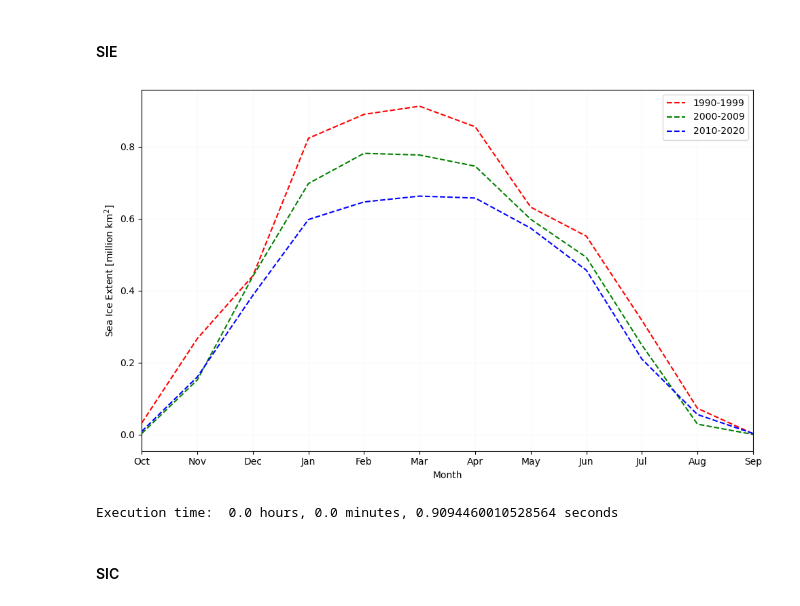
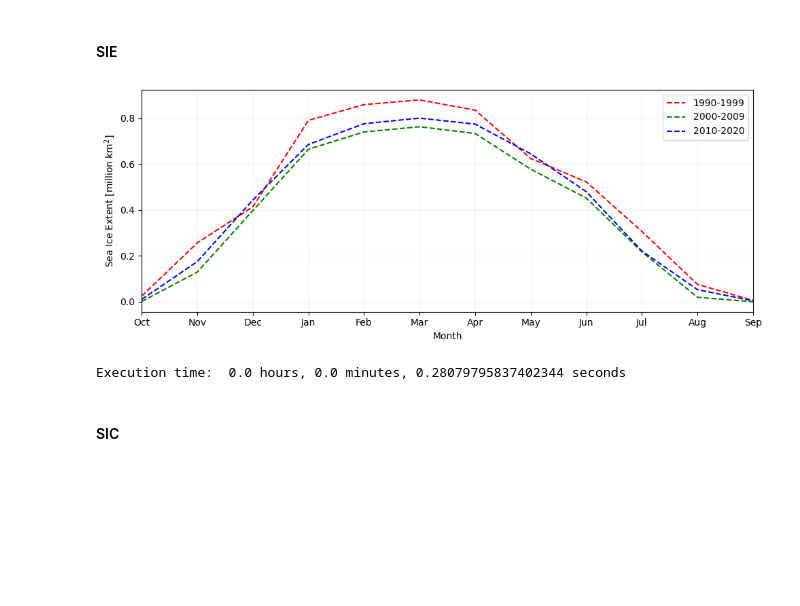
Before and after one commit to ProgrammerOheneba/kyeimiahetal, a Jupyter notebook: codes/Final2-Analysis & Plot (CESM+CIS).ipynb, the cells around one changed output. Drawn from its saved outputs; the diff is of its cells as text; code cells hidden in the pictures; blank space fills up the shorter version.

```diff
--- a/codes/Final2-Analysis & Plot (CESM+CIS).ipynb
+++ b/codes/Final2-Analysis & Plot (CESM+CIS).ipynb
@@ -238,11 +252,13 @@ CT1_resampled=CT1.resample(time='1M').mean('time', skipna=True)
+# %%
+# Apply the mask
+CT1_resampled= obs_CT.where(mask_da == 0)
 # %%
 lat_min, lat_max = 51, 69
 lon_min, lon_max =-73, -45
 
 # Create a mask for Labrador coast
-maskobs = ((obs_CT.lat>= lat_min) & (obs_CT.lat <= lat_max) & (obs_CT.lon >= lon_min) & (obs_CT.lon<= lon_max))
 maskobs1 = ((obs_area.lat>= lat_min) & (obs_area.lat <= lat_max) & (obs_area.lon >= lon_min) & (obs_area.lon<= lon_max))
 maskobs2 = ((CT1_resampled.lat>= lat_min) & (CT1_resampled.lat <= lat_max) & (CT1_resampled.lon >= lon_min) & (CT1_resampled.lon<= lon_max))
-obs_CT_region_ =obs_CT.where(maskobs, drop=True)
-obs_CT_region_1 =CT1_resampled.where(maskobs2, drop=True)
+
+obs_CT_region =CT1_resampled.where(maskobs2, drop=True)
 obs_area_region =obs_area.where(maskobs1, drop=True)
@@ -272,3 +265,2 @@ obs_area_resampled=interp1(obs_area_region, 1990, 2020)
 # %%
-obs_CT_resampled=obs_CT_resampled1.fillna(0)
-#obs_CT_resampled=obs_CT_region_1.fillna(0)
+obs_CT_resampled=obs_CT_region
@@ -276,10 +281,10 @@ obs_CT_resampled=obs_CT_resampled1.fillna(0)
 #### SIE
 # %%
 #replacing all ice 15 % and above with 1 and less with 0
-obs_greater_15 = xr.where(obs_CT_resampled >= 0.15, 1, 0)
+obs_greater_15 = xr.where(obs_CT_resampled>= 0.15, 1, 0)
 
 #calculating the SIE
-obs_CT_region=(obs_greater_15 * obs_area_resampled)/1e6
+obs_CT_region=(obs_greater_15 * obs_area_region)/1e6
 # %%
 #sel
 cis_1990_99 = obs_CT_region.sel(time=slice('1990', '1999'))
@@ -306,7 +305,7 @@ obs_2010_20_monthly = obs_2010_20.groupby('time.month').mean('time').sum(['rlat'
 
 start_time = time.time()
 
-fig,ax=plt.subplots(figsize=(10,6.05))
+fig,ax=plt.subplots(figsize=(10,4))
 #all_data = [ model_1990_99_monthly,model_2000_09_monthly, model_2010_19_monthly ]
 all_data_a =[obs_1990_99_monthly, obs_2000_09_monthly ,obs_2010_20_monthly]
 labels=['1990','2000','2010']
@@ -316,36 +315,36 @@ labels = ['1990-1999', '2000-2009', '2010-2020']
 
 cmapp=['lime', 'darkgreen', 'salmon', 'cyan', 'magenta', 'yellow', 'coral', 'maroon',
       'purple',  'navy', 'turquoise','beige', 'peachpuff', 'lightblue', 'red', 'green', 'blue',
       'gold', 'indigo', 'pink', 'olive','violet', 'brown', 'orange', 'black',]
 colors=[cmapp[14], cmapp[15], cmapp[16]]
 
 for i in range(len(all_data_a)):
 
     linestyle = '--'  # Default linestyle
     ax.plot(np.arange(12), np.append(all_data_a[i][9:],all_data_a[i][:9]), color=colors[i],  label=labels[i], linestyle=linestyle)
 
 
 plt.xticks(np.arange(0,12), ['Oct','Nov','Dec','Jan','Feb','Mar','Apr','May','Jun',
                              'Jul','Aug','Sep'])
 plt.legend()
 plt.xlabel('Month')
 plt.ylabel('Sea Ice Extent [million km$^2$]')
-plt.grid(alpha=0.05)
+plt.grid(alpha=0.15)
 plt.xlim(0,11)
 plt.tight_layout()
 #plt.savefig(path+'/plots/'+'plot1-new1.jpg', dpi=300, bbox_inches='tight')
 
 plt.show()
 
 
 end_time = time.time()
 elapsed_time = end_time - start_time
 hours, remainder = divmod(elapsed_time, 3600)
 minutes, seconds = divmod(remainder, 60)
 print("Execution time: ", hours, "hours,", minutes, "minutes,", seconds, "seconds")
 # %% [output]
-[figure, old version]
+[figure, new version]
-Execution time:  0.0 hours, 0.0 minutes, 0.9094460010528564 seconds
+Execution time:  0.0 hours, 0.0 minutes, 0.28079795837402344 seconds
 # %% [markdown]
 #### SIC
 # %%
```
Also changed, not shown: parts of 67 cells of this notebook.
